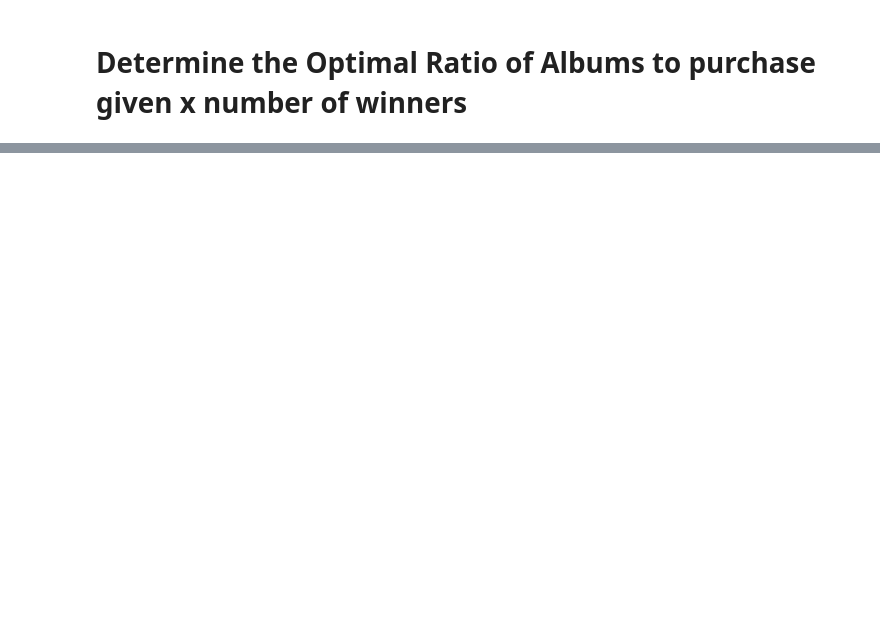
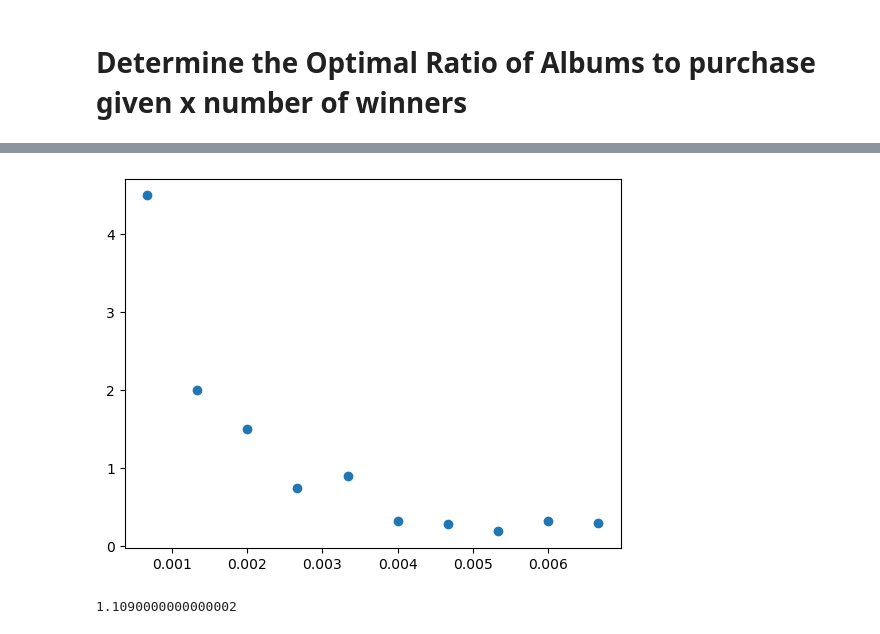
Before and after one commit to awkwardarm/Portfolio-Projects, a Jupyter notebook: Math and Statistics/Simulated Raffle.ipynb, the cells around one changed output, grey strips where cells are left out. Saved outputs shown, nothing was run; the diff lists cells and outputs as text; code cells hidden in the pictures; blank space fills up the shorter version.

```diff
--- a/Math and Statistics/Simulated Raffle.ipynb
+++ b/Math and Statistics/Simulated Raffle.ipynb
@@ -141,0 +189,26 @@ The elbow is located at x = 8. Odds of winning diminish after purchasing 8 album
+# %%
+num_winners_list = [x*2 for x in range(1,11)]
+
+ratio_results = []
+
+for n in num_winners_list:
+
+    # Random number of winners between 1 and 50
+    num_winners = n
+
+    # Random number of total albums between 300 and 10000
+    total_albums = 3000
+
+    # Ratio of winners to albums
+    ratio_winners_total_albums = num_winners/total_albums
+
+    # Number of times to run simulation to get the mean result
+    num_simulations = 30
+
+    # Run simulation
+    results, albums_needed, knee_winners_ratio = calc_prob_winning(num_winners,
+                                                                   total_albums,
+                                                                   num_simulations)
+
+    # Append ratios to ratio_results list
+    ratio_results.append([ratio_winners_total_albums, knee_winners_ratio])
@@ -141,0 +226,14 @@ The elbow is located at x = 8. Odds of winning diminish after purchasing 8 album
+# %%
+ratio_results
+ratio_results_x = [point[0] for point in ratio_results]
+ratio_results_y = [point[1] for point in ratio_results]
+
+plt.scatter(ratio_results_x, ratio_results_y)
+#plt.ylim(0,0.4)
+plt.show()
+# %% [output]
+[figure, added]
+# %%
+print(np.mean(ratio_results_y))
+# %% [output]
+1.1090000000000002
```
Also changed, not shown: parts of 8 cells of this notebook, 12 other files.
